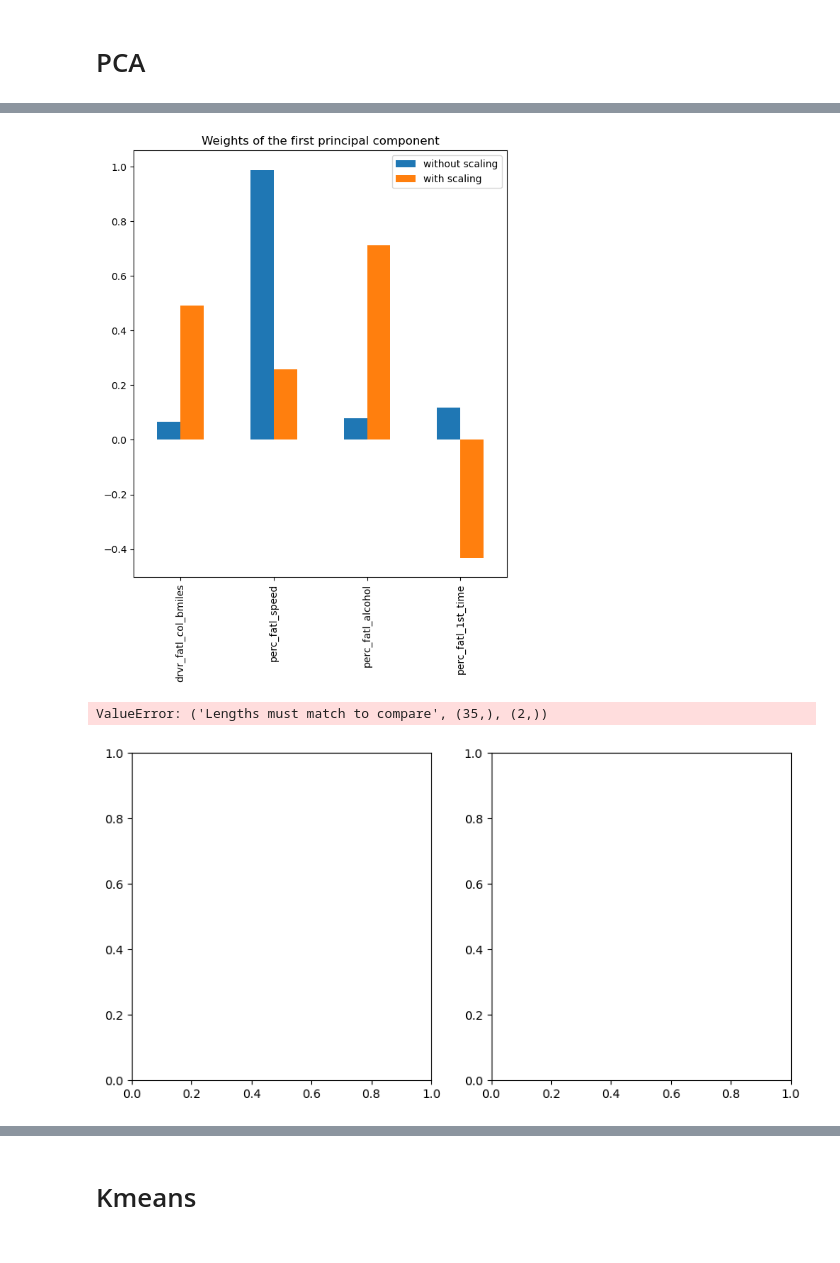
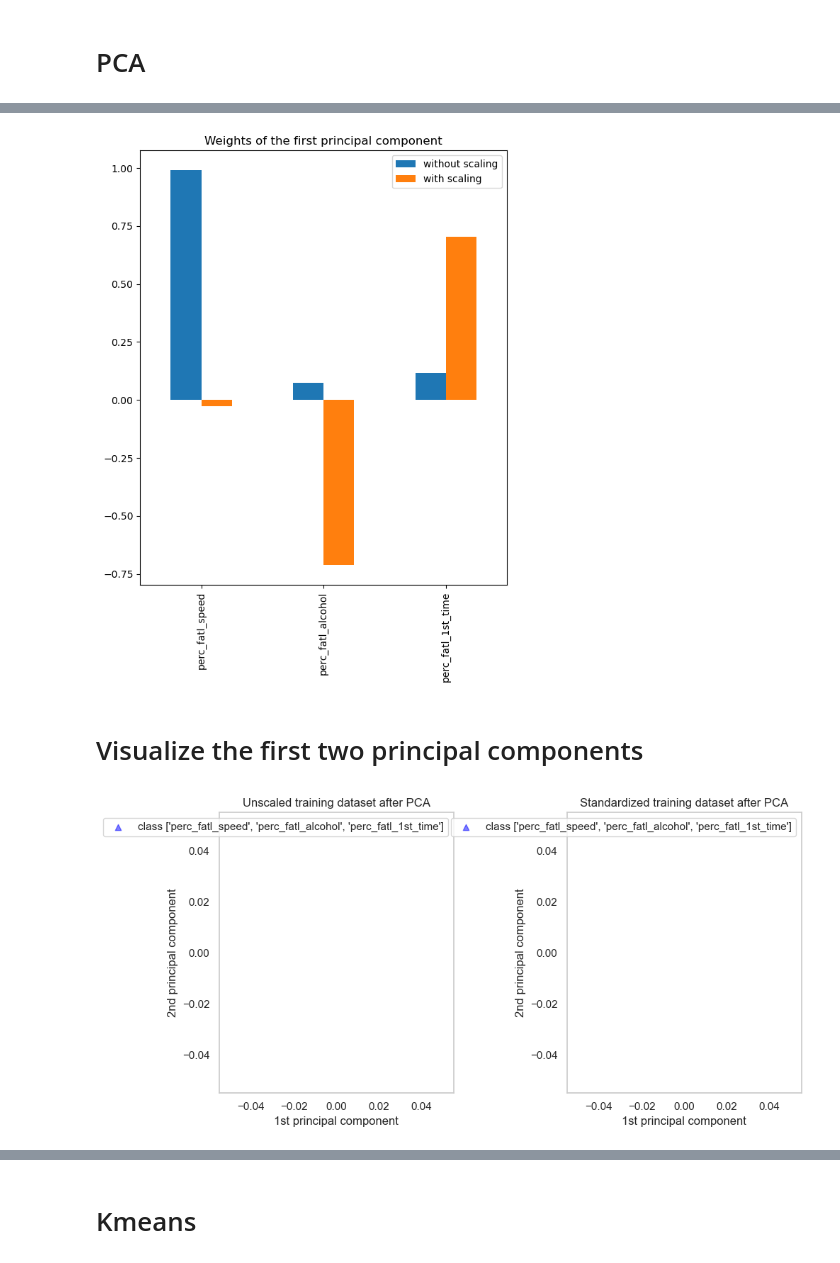
Before and after one commit to bassantmedhat/Reducing-Traffic-Mortality, a Jupyter notebook: model.ipynb, the cells around one changed output, grey strips where cells are left out. Drawn from its saved outputs; the diff is of its cells as text; code cells hidden in the pictures.

```diff
--- a/model.ipynb
+++ b/model.ipynb
@@ -194,12 +253,9 @@ Notes:
 # %%
 from sklearn.datasets import load_wine
 from sklearn.model_selection import train_test_split
-from sklearn.preprocessing import StandardScaler
-
-# X, y = load_wine(return_X_y=True, as_frame=True)
-# scaler = StandardScaler().set_output(transform="pandas")
-
-# X_train, X_test, y_train, y_test = train_test_split(
-#     X, y, test_size=0.30, random_state=42
-# )
-scaled_X_train = StandardScaler().fit_transform(x)
+from  sklearn.preprocessing import StandardScaler
+x=road_accident_train[["perc_fatl_speed", "perc_fatl_alcohol", "perc_fatl_1st_time"]]
+X_train, X_test, y_train, y_test = train_test_split(
+   x, y, test_size=0.30, random_state=42
+)
+scaled_X_train = StandardScaler().fit_transform(X_train)
@@ -279,42 +278,45 @@ first_pca_component.plot.bar(
 
 _ = plt.tight_layout()
 # %% [output]
-[figure, old version]
+[figure, new version]
+# %% [markdown]
+# Visualize the first two principal components
 # %%
 fig, (ax1, ax2) = plt.subplots(nrows=1, ncols=2, figsize=(10, 5))
-target_classes = [["perc_fatl_alcohol", "perc_fatl_1st_time"]]
+# speeding, alcohol influence, and first-time accidents.
+# "perc_fatl_speed", "perc_fatl_alcohol", "perc_fatl_1st_time"
+target_classes = [['perc_fatl_speed', 'perc_fatl_alcohol', 'perc_fatl_1st_time']] #
 colors = ("blue", "red", "green")
 markers = ("^", "s", "o")
 
 for target_class, color, marker in zip(target_classes, colors, markers):
     ax1.scatter(
-        x=X_train_transformed[y_train == target_class, 0],
-        y=X_train_transformed[y_train == target_class, 1],
+        x=X_train_std_transformed[y_train == "perc_fatl_speed", 0],
+        y=X_train_std_transformed[y_train =='state', 1],
         color=color,
-        # label= "perc_fatl_alcohol",
+        label=f"class {target_class}",
         alpha=0.5,
         marker=marker,
     )
 
     ax2.scatter(
-        x=X_train_std_transformed[y_train == target_class, 0],
-        y=X_train_std_transformed[y_train == target_class, 1],
+        x=X_train_std_transformed[y_train =="perc_fatl_alcohol", 0],
+        y=X_train_std_transformed[y_train =='state', 1],
         color=color,
-        # label="perc_fatl_1st_time",
+        label=f"class {target_class}",
         alpha=0.5,
         marker=marker,
     )
 
 ax1.set_title("Unscaled training dataset after PCA")
 ax2.set_title("Standardized training dataset after PCA")
 
 for ax in (ax1, ax2):
     ax.set_xlabel("1st principal component")
     ax.set_ylabel("2nd principal component")
     ax.legend(loc="upper right")
     ax.grid()
 
 _ = plt.tight_layout()
 # %% [output]
-ValueError: ('Lengths must match to compare', (35,), (2,))
-[figure, old version]
+[figure, new version]
```
Also changed, not shown: parts of 31 cells of this notebook.
